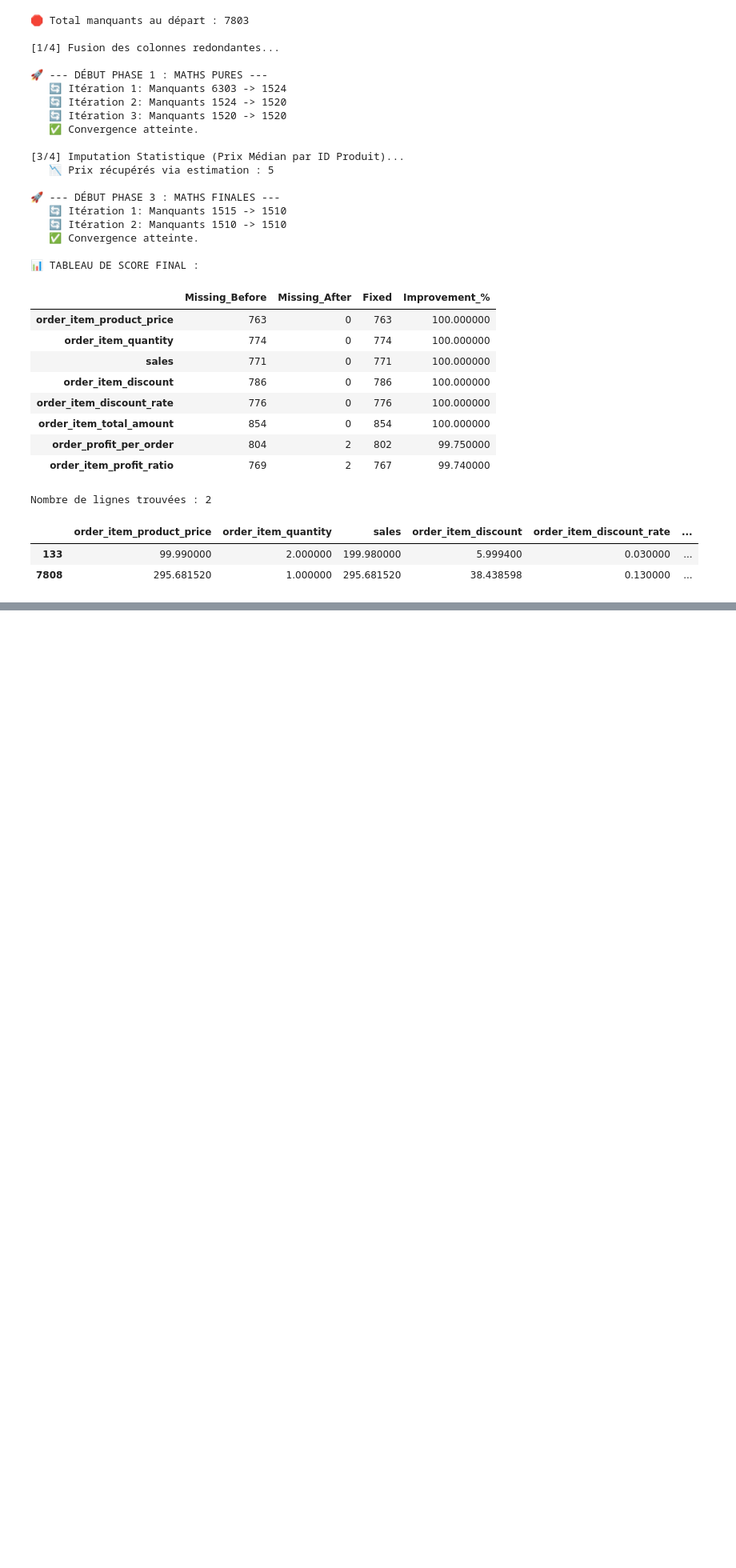
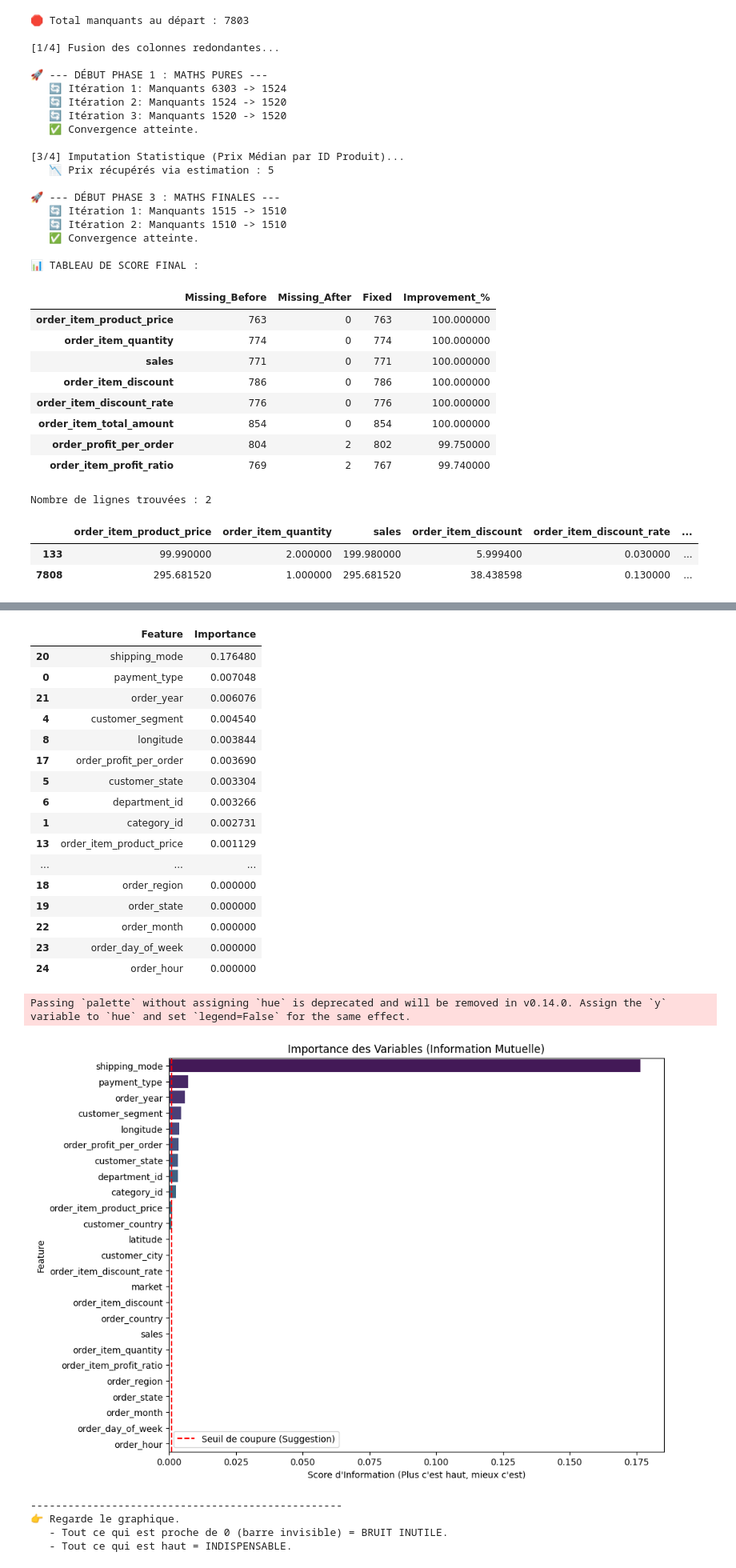
Before and after one commit to moubarik-ashraf/DS_Project, a Jupyter notebook: notebooks/01_exploration.ipynb, the cells around one changed output, grey strips where cells are left out. Shown at 80% size. Saved outputs shown, nothing was run; the diff lists cells and outputs as text; code cells hidden in the pictures; blank space fills up the shorter version.

```diff
--- a/notebooks/01_exploration.ipynb
+++ b/notebooks/01_exploration.ipynb
@@ -968,0 +1854,40 @@ Columns_imputed = ["category_id
+# %%
+# ==============================================================================
+# ÉTAPE 2 : COMPARER AVEC LA CIBLE (Pertinence)
+# Objectif : Garder uniquement ce qui influence la cible (Information Mutuelle)
+# ==============================================================================
+print("\n🎯 ÉTAPE 2 : IDENTIFICATION DE L'IMPORTANCE (Feature vs Target)...")
+
+# Calcul de l'Information Mutuelle
+mi_scores = mutual_info_classif(X, y, random_state=42)
+
+# Création du tableau de résultats
+feature_importance = pd.DataFrame({
+    'Feature': X.columns,
+    'Importance': mi_scores
+})
+
+# Tri du plus important au moins important
+feature_importance = feature_importance.sort_values(by='Importance', ascending=False)
+
+# Affichage
+print("\n🏆 CLASSEMENT FINAL :")
+display(feature_importance)
+
+# Visualisation pour t'aider à décider où couper
+plt.figure(figsize=(10, 8))
+sns.barplot(x='Importance', y='Feature', data=feature_importance, palette='viridis')
+plt.title("Importance des Variables (Information Mutuelle)")
+plt.axvline(x=0.001, color='red', linestyle='--', label='Seuil de coupure (Suggestion)')
+plt.xlabel("Score d'Information (Plus c'est haut, mieux c'est)")
+plt.legend()
+plt.show()
+
+# ==============================================================================
+# CONCLUSION
+# ==============================================================================
+print("-" * 50)
+print("👉 Regarde le graphique.")
+print("   - Tout ce qui est proche de 0 (barre invisible) = BRUIT INUTILE.")
+print("   - Tout ce qui est haut = INDISPENSABLE.")
+# %% [output]
@@ -968,0 +1897,23 @@ Columns_imputed = ["category_id
+|  | Feature | Importance |
+| 20 | shipping_mode | 0.176480 |
+| 0 | payment_type | 0.007048 |
+| 21 | order_year | 0.006076 |
+| 4 | customer_segment | 0.004540 |
+| 8 | longitude | 0.003844 |
+| 17 | order_profit_per_order | 0.003690 |
+| 5 | customer_state | 0.003304 |
+| 6 | department_id | 0.003266 |
+| 1 | category_id | 0.002731 |
+| 13 | order_item_product_price | 0.001129 |
+| ... | ... | ... |
+| 18 | order_region | 0.000000 |
+| 19 | order_state | 0.000000 |
+| 22 | order_month | 0.000000 |
+| 23 | order_day_of_week | 0.000000 |
+| 24 | order_hour | 0.000000 |
+Passing `palette` without assigning `hue` is deprecated and will be removed in v0.14.0. Assign the `y` variable to `hue` and set `legend=False` for the same effect.
+[figure, added]
+--------------------------------------------------
+👉 Regarde le graphique.
+   - Tout ce qui est proche de 0 (barre invisible) = BRUIT INUTILE.
+   - Tout ce qui est haut = INDISPENSABLE.
```
Also changed, not shown: parts of 57 cells of this notebook.
